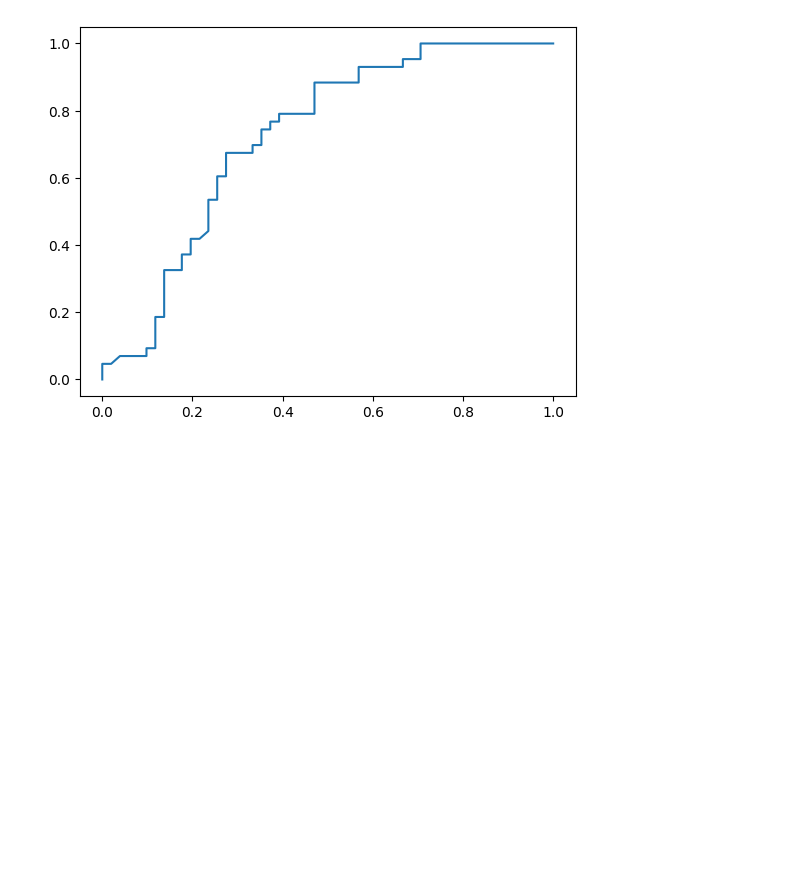
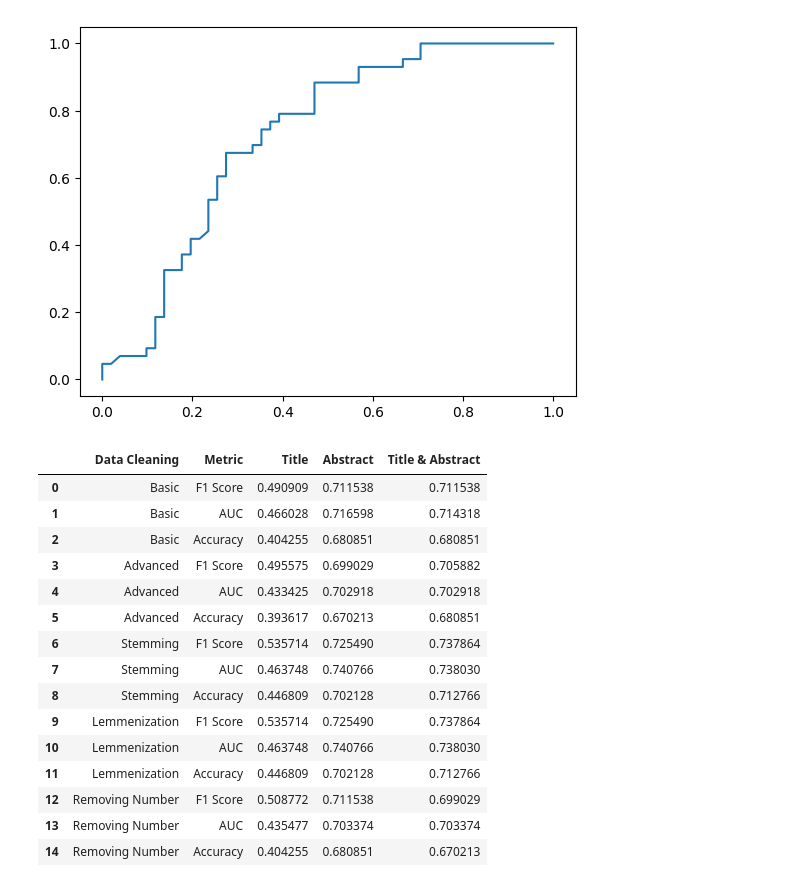
Before and after one commit to JReds12/invasive-fish-ML-article-selection, a Jupyter notebook: mlArticleSelect.ipynb, the cells around one changed output. Saved outputs shown, nothing was run; the diff lists cells and outputs as text; code cells hidden in the pictures; blank space fills up the shorter version.

```diff
--- a/mlArticleSelect.ipynb
+++ b/mlArticleSelect.ipynb
@@ -329,0 +378,24 @@ plt.plot(fpr, tpr)
+# %%
+balanced_dfs = []
+
+for df in datasets:
+    # Count the number of rows in each category
+    category_counts = df['encoding'].value_counts()
+
+    # Find the minority category
+    minority_category = category_counts.idxmin()
+
+    # Get the size of the minority category
+    minority_category_size = category_counts[minority_category]
+
+    # Sample rows from the majority category to match the size of the minority category
+    majority_category_rows = df[df['encoding'] != minority_category]
+    balanced_majority_category_rows = majority_category_rows.sample(n=minority_category_size, random_state=42)
+
+    # Get the minority category rows
+    minority_category_rows = df[df['encoding'] == minority_category]
+
+    # Concatenate the minority and balanced majority category rows
+    balanced_df = pd.concat([minority_category_rows, balanced_majority_category_rows])
+
+    balanced_dfs.append(balanced_df)
@@ -329,0 +463,29 @@ plt.plot(fpr, tpr)
+# %%
+# Create an empty dataframe to collect the results
+results_df = pd.DataFrame(columns=["Metric", "Title", "Abstract", "Title & Abstract"])
+
+for data in balanced_dfs:
+    results_df = pd.concat([results_df, pd.DataFrame(classification_pipeline(data))], ignore_index=True)
+
+results_df["Data Cleaning"] = ["Basic"]*3 + ["Advanced"]*3 + ["Stemming"]*3 + ["Lemmenization"]*3 + ["Removing Number"]*3
+
+results_df = results_df[['Data Cleaning', 'Metric', 'Title', 'Abstract', 'Title & Abstract']]
+# Print or return the dataframe
+results_df
+# %% [output]
+|  | Data Cleaning | Metric | Title | Abstract | Title & Abstract |
+| 0 | Basic | F1 Score | 0.490909 | 0.711538 | 0.711538 |
+| 1 | Basic | AUC | 0.466028 | 0.716598 | 0.714318 |
+| 2 | Basic | Accuracy | 0.404255 | 0.680851 | 0.680851 |
+| 3 | Advanced | F1 Score | 0.495575 | 0.699029 | 0.705882 |
+| 4 | Advanced | AUC | 0.433425 | 0.702918 | 0.702918 |
+| 5 | Advanced | Accuracy | 0.393617 | 0.670213 | 0.680851 |
+| 6 | Stemming | F1 Score | 0.535714 | 0.725490 | 0.737864 |
+| 7 | Stemming | AUC | 0.463748 | 0.740766 | 0.738030 |
+| 8 | Stemming | Accuracy | 0.446809 | 0.702128 | 0.712766 |
+| 9 | Lemmenization | F1 Score | 0.535714 | 0.725490 | 0.737864 |
+| 10 | Lemmenization | AUC | 0.463748 | 0.740766 | 0.738030 |
+| 11 | Lemmenization | Accuracy | 0.446809 | 0.702128 | 0.712766 |
+| 12 | Removing Number | F1 Score | 0.508772 | 0.711538 | 0.699029 |
+| 13 | Removing Number | AUC | 0.435477 | 0.703374 | 0.703374 |
+| 14 | Removing Number | Accuracy | 0.404255 | 0.680851 | 0.670213 |
```
Also changed, not shown: parts of 17 cells of this notebook.
